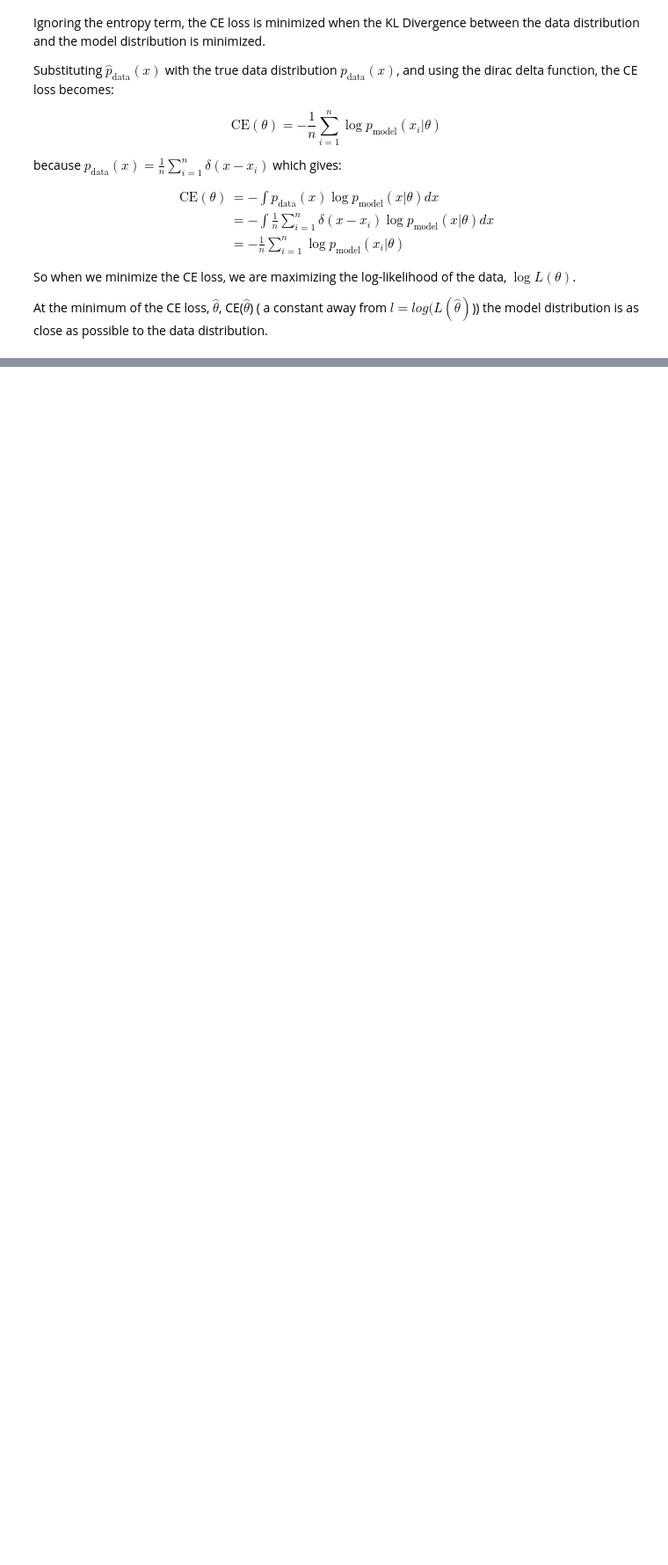
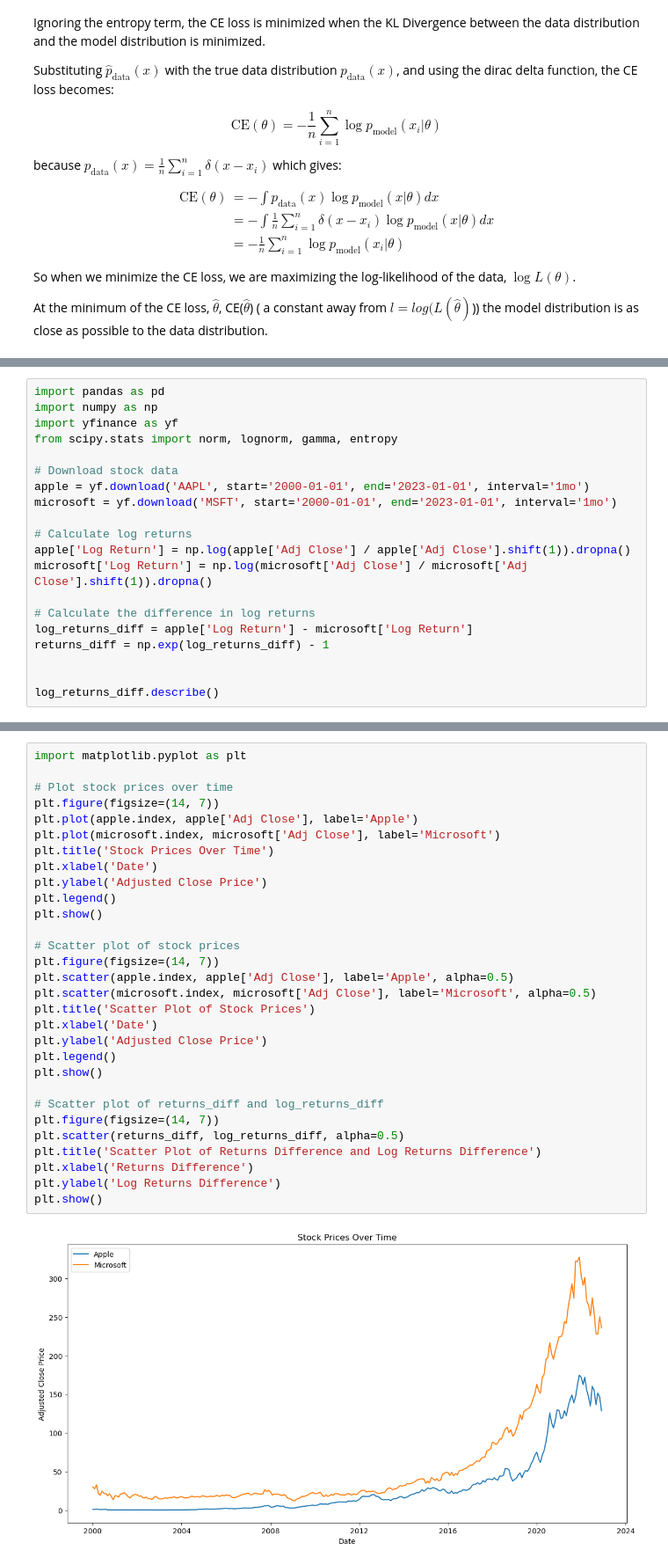
Before and after one commit to project-delphi/gan-tutorial, a Jupyter notebook: notebooks/mle.ipynb, the cells around one changed output, grey strips where cells are left out. Shown at 88% size. Saved outputs shown, nothing was run; the diff lists cells and outputs as text; blank space fills up the shorter version.

```diff
--- a/notebooks/mle.ipynb
+++ b/notebooks/mle.ipynb
@@ -96,0 +101,20 @@ At the minimum of the CE loss, $\hat{\theta}$, CE($\hat{\theta}$) ( a constant a
+# %%
+import pandas as pd
+import numpy as np
+import yfinance as yf
+from scipy.stats import norm, lognorm, gamma, entropy
+
+# Download stock data
+apple = yf.download('AAPL', start='2000-01-01', end='2023-01-01', interval='1mo')
+microsoft = yf.download('MSFT', start='2000-01-01', end='2023-01-01', interval='1mo')
+
+# Calculate log returns
+apple['Log Return'] = np.log(apple['Adj Close'] / apple['Adj Close'].shift(1)).dropna()
+microsoft['Log Return'] = np.log(microsoft['Adj Close'] / microsoft['Adj Close'].shift(1)).dropna()
+
+# Calculate the difference in log returns
+log_returns_diff = apple['Log Return'] - microsoft['Log Return']
+returns_diff = np.exp(log_returns_diff) - 1
+
+
+log_returns_diff.describe()
@@ -96,0 +133,32 @@ At the minimum of the CE loss, $\hat{\theta}$, CE($\hat{\theta}$) ( a constant a
+# %%
+import matplotlib.pyplot as plt
+
+# Plot stock prices over time
+plt.figure(figsize=(14, 7))
+plt.plot(apple.index, apple['Adj Close'], label='Apple')
+plt.plot(microsoft.index, microsoft['Adj Close'], label='Microsoft')
+plt.title('Stock Prices Over Time')
+plt.xlabel('Date')
+plt.ylabel('Adjusted Close Price')
+plt.legend()
+plt.show()
+
+# Scatter plot of stock prices
+plt.figure(figsize=(14, 7))
+plt.scatter(apple.index, apple['Adj Close'], label='Apple', alpha=0.5)
+plt.scatter(microsoft.index, microsoft['Adj Close'], label='Microsoft', alpha=0.5)
+plt.title('Scatter Plot of Stock Prices')
+plt.xlabel('Date')
+plt.ylabel('Adjusted Close Price')
+plt.legend()
+plt.show()
+
+# Scatter plot of returns_diff and log_returns_diff
+plt.figure(figsize=(14, 7))
+plt.scatter(returns_diff, log_returns_diff, alpha=0.5)
+plt.title('Scatter Plot of Returns Difference and Log Returns Difference')
+plt.xlabel('Returns Difference')
+plt.ylabel('Log Returns Difference')
+plt.show()
+# %% [output]
+[figure, added]
```
Also changed, not shown: parts of 14 cells of this notebook, 7 other files.
